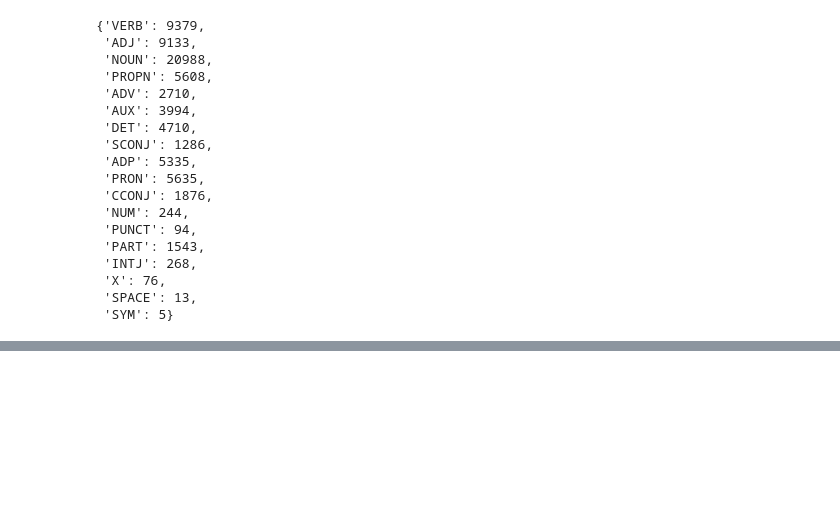
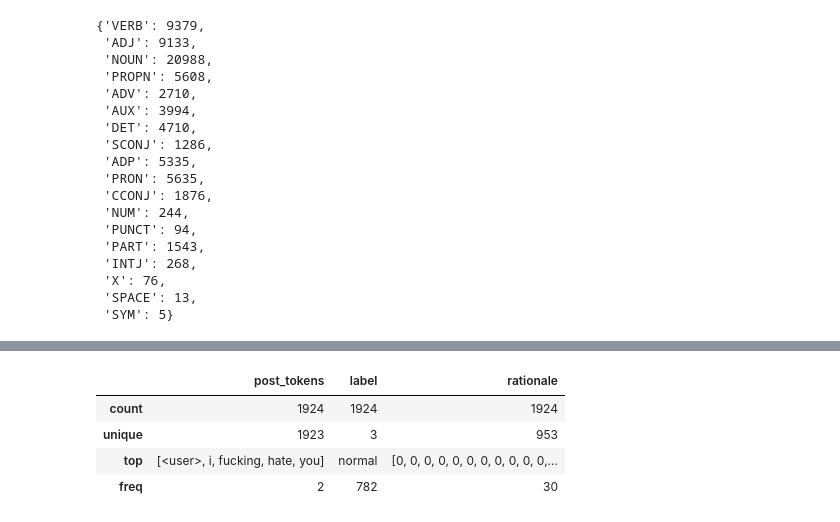
Before and after one commit to Kihansi95/ExplanationPairSentencesTasks, a Jupyter notebook: notebooks/2022-07-27 HateXplain.ipynb, the cells around one changed output, grey strips where cells are left out. Cells and saved outputs as stored; diff of their text form; code cells hidden in the pictures; blank space fills up the shorter version.

```diff
--- a/notebooks/2022-07-27 HateXplain.ipynb
+++ b/notebooks/2022-07-27 HateXplain.ipynb
@@ -480,0 +525,8 @@ cnt_pos
+# %%
+test_set.data.describe()
+# %% [output]
+|  | post_tokens | label | rationale |
+| count | 1924 | 1924 | 1924 |
+| unique | 1923 | 3 | 953 |
+| top | [<user>, i, fucking, hate, you] | normal | [0, 0, 0, 0, 0, 0, 0, 0, 0, 0, 0,... |
+| freq | 2 | 782 | 30 |
```
Also changed, not shown: parts of 10 cells of this notebook, 14 other files.
